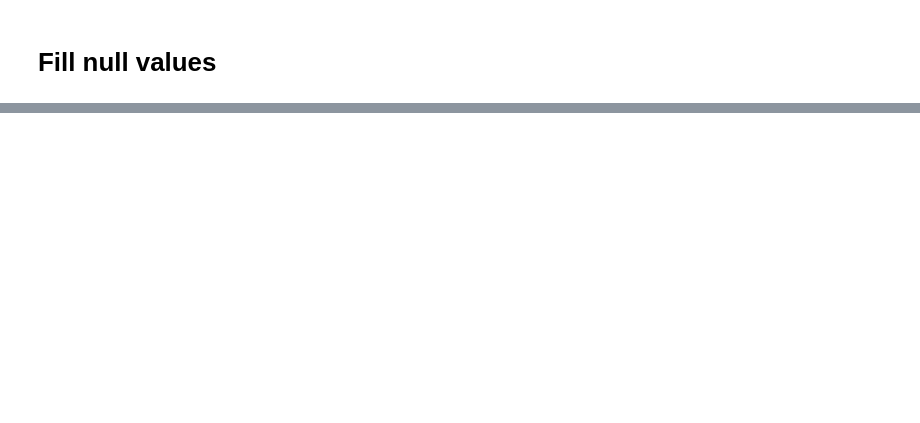
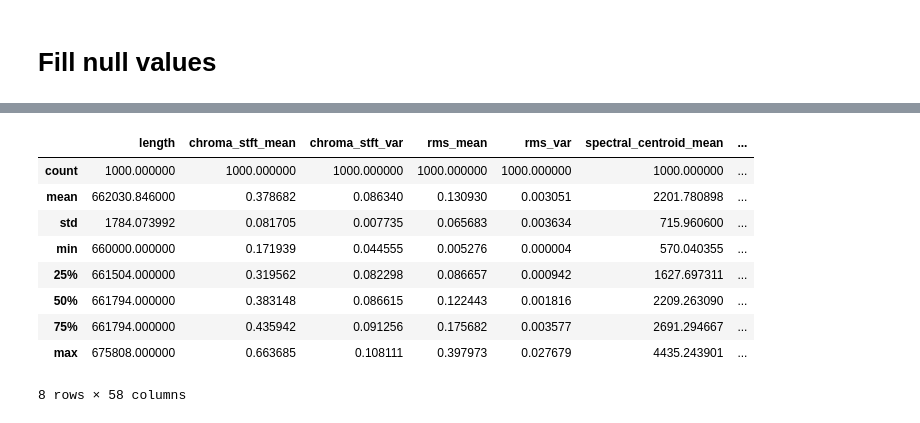
Before and after one commit to ssmcnatt/unsupervised-learning-cap03, a Jupyter notebook: music-genre-analysis.ipynb, the cells around one changed output, grey strips where cells are left out. Saved outputs shown, nothing was run; the diff lists cells and outputs as text; code cells hidden in the pictures; blank space fills up the shorter version.

```diff
--- a/music-genre-analysis.ipynb
+++ b/music-genre-analysis.ipynb
@@ -245,0 +261,2 @@ interactive(children=(Dropdown(description='x', options=('spotify_track_duration
+# %%
+genre = pd.read_csv("data/features_30_sec.csv")
@@ -245,0 +318,13 @@ interactive(children=(Dropdown(description='x', options=('spotify_track_duration
+# %%
+genre.describe()
+# %% [output]
+|  | length | chroma_stft_mean | chroma_stft_var | rms_mean | rms_var | spectral_centroid_mean | ... |
+| count | 1000.000000 | 1000.000000 | 1000.000000 | 1000.000000 | 1000.000000 | 1000.000000 | ... |
+| mean | 662030.846000 | 0.378682 | 0.086340 | 0.130930 | 0.003051 | 2201.780898 | ... |
+| std | 1784.073992 | 0.081705 | 0.007735 | 0.065683 | 0.003634 | 715.960600 | ... |
+| min | 660000.000000 | 0.171939 | 0.044555 | 0.005276 | 0.000004 | 570.040355 | ... |
+| 25% | 661504.000000 | 0.319562 | 0.082298 | 0.086657 | 0.000942 | 1627.697311 | ... |
+| 50% | 661794.000000 | 0.383148 | 0.086615 | 0.122443 | 0.001816 | 2209.263090 | ... |
+| 75% | 661794.000000 | 0.435942 | 0.091256 | 0.175682 | 0.003577 | 2691.294667 | ... |
+| max | 675808.000000 | 0.663685 | 0.108111 | 0.397973 | 0.027679 | 4435.243901 | ... |
+8 rows × 58 columns
```
Also changed, not shown: parts of 12 cells of this notebook, 1 other file.
